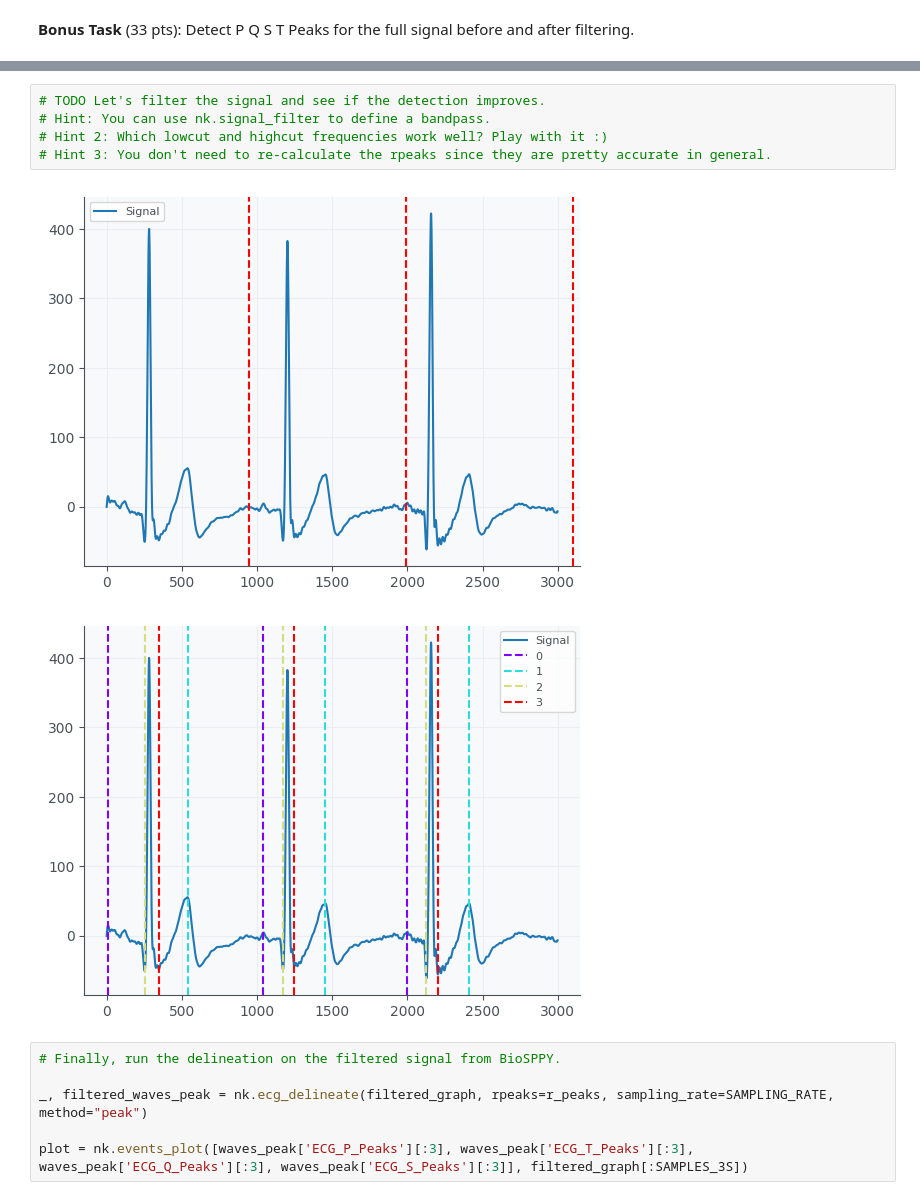
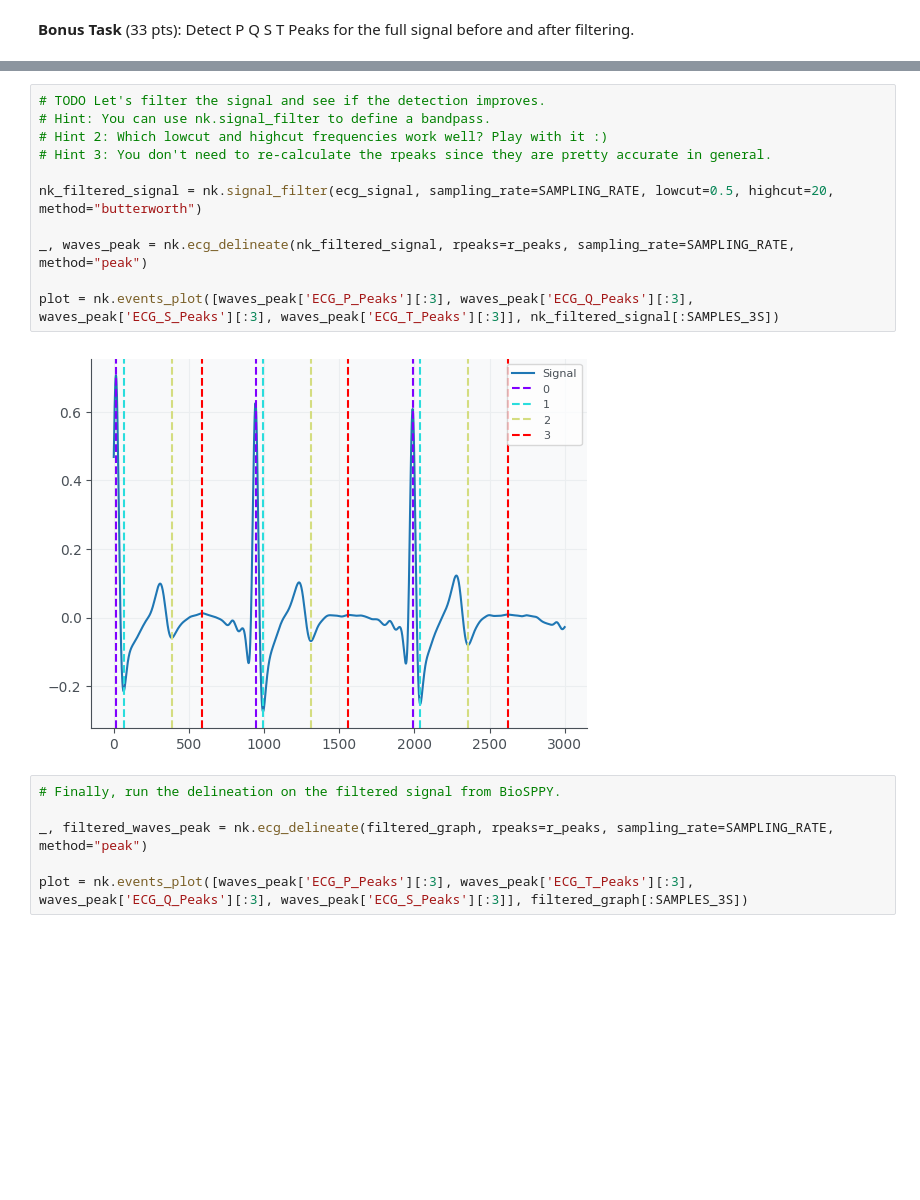
Before and after one commit to Dragphan/cs666student, a Jupyter notebook: CS666_Assignment_1.ipynb, the cells around one changed output, grey strips where cells are left out. Cells and saved outputs as stored; diff of their text form; blank space fills up the shorter version.

Commit message:
Added the filtered pass and fixed the arrangement of PQST so it wouldn't be PTQS

```diff
--- a/CS666_Assignment_1.ipynb
+++ b/CS666_Assignment_1.ipynb
@@ -224,11 +226,16 @@ plot = nk.events_plot([waves_peak['ECG_P_Peaks'][:3], waves_peak['ECG_T_Peaks'][
 # %%
 # TODO Let's filter the signal and see if the detection improves.
 # Hint: You can use nk.signal_filter to define a bandpass.
 # Hint 2: Which lowcut and highcut frequencies work well? Play with it :)
 # Hint 3: You don't need to re-calculate the rpeaks since they are pretty accurate in general.
+
+nk_filtered_signal = nk.signal_filter(ecg_signal, sampling_rate=SAMPLING_RATE, lowcut=0.5, highcut=20, method="butterworth")
+
+_, waves_peak = nk.ecg_delineate(nk_filtered_signal, rpeaks=r_peaks, sampling_rate=SAMPLING_RATE, method="peak")
+
+plot = nk.events_plot([waves_peak['ECG_P_Peaks'][:3], waves_peak['ECG_Q_Peaks'][:3], waves_peak['ECG_S_Peaks'][:3], waves_peak['ECG_T_Peaks'][:3]], nk_filtered_signal[:SAMPLES_3S])
 # %% [output]
-[figure, old version]
+[figure, new version]
-[figure, removed]
 # %%
 # Finally, run the delineation on the filtered signal from BioSPPY.
 
```
Also changed, not shown: parts of 4 cells of this notebook.
